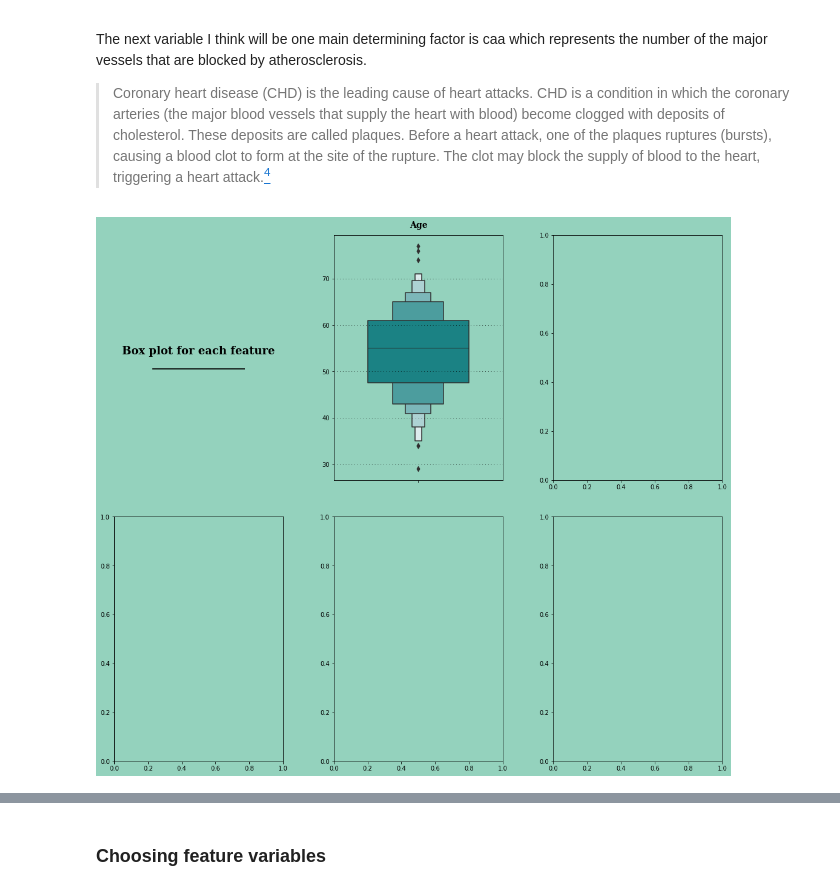
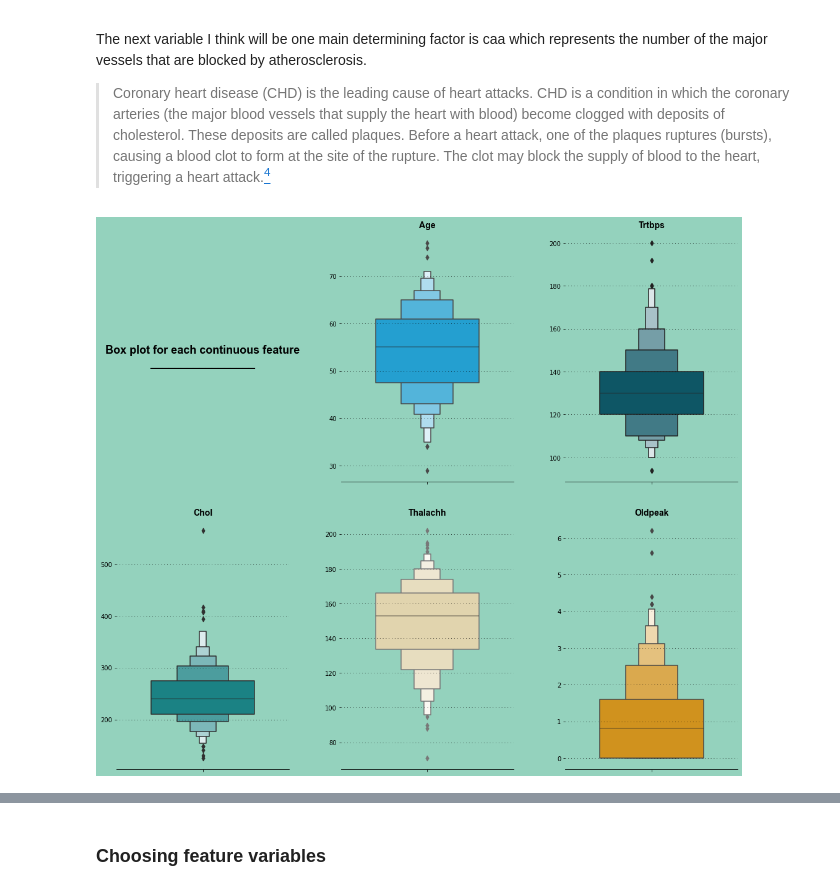
Before and after one commit to viswambaran/DataDrivenAnalytics, a Jupyter notebook: HeartAttackPredictor/HeartAttackPredictionModel.ipynb, the cells around one changed output, grey strips where cells are left out. Saved outputs shown, nothing was run; the diff lists cells and outputs as text; code cells hidden in the pictures.

```diff
--- a/HeartAttackPredictor/HeartAttackPredictionModel.ipynb
+++ b/HeartAttackPredictor/HeartAttackPredictionModel.ipynb
@@ -141,6 +142,8 @@ The next variable I think will be one main determining factor is caa which repre
 >Before a heart attack, one of the plaques ruptures (bursts), causing a blood clot to form at the site of the rupture. The clot may block the supply of blood to the heart, triggering a heart attack.[<sup>4</sup>](#fn4)
 # %%
 ### Some exploratory visualisations
+
+### Box plot of continuous variables
 
 fig = plt.figure(figsize=(18,16))
 gs = fig.add_gridspec(2,3)
@@ -151,38 +154,77 @@ ax2 = fig.add_subplot(gs[0,2])
 ax3 = fig.add_subplot(gs[1,0])
 ax4 = fig.add_subplot(gs[1,1])
 ax5 = fig.add_subplot(gs[1,2])
 
 background_colour = "#94D2BD"
-colour_palette = ["#001219","#005F73","#0A9396","#E9D8A6","#EE9B00"]
+font = 'arial'
+font_weight = 'bold'
+ax_fontsize = '14'
+colour_palette = ["#08acec","#005F73","#0A9396","#E9D8A6","#EE9B00"]
 fig.patch.set_facecolor(background_colour)
 ax0.set_facecolor(background_colour)
 ax1.set_facecolor(background_colour)
 ax2.set_facecolor(background_colour)
 ax3.set_facecolor(background_colour)
 ax4.set_facecolor(background_colour)
 ax5.set_facecolor(background_colour)
 
 # Title of the plot
 ax0.spines["bottom"].set_visible(False)
 ax0.spines["left"].set_visible(False)
 ax0.spines["top"].set_visible(False)
 ax0.spines["right"].set_visible(False)
 ax0.tick_params(left=False, bottom=False)
 ax0.set_xticklabels([])
 ax0.set_yticklabels([])
 ax0.text(0.5,0.5,
-         'Box plot for each feature\n_________________',
+         'Box plot for each continuous feature\n_________________',
          horizontalalignment='center',
          verticalalignment='center',
-         fontsize=18, fontweight='bold',
-         fontfamily='serif',
+         fontsize=18, fontweight = font_weight,
+         fontfamily = font,
          color="#000000")
 
 # Age
-ax1.text(-0.05, 81, 'Age', fontsize=14, fontweight='bold', fontfamily='serif', color="#000000")
+ax1.set_title('Age', fontsize = ax_fontsize, fontweight = font_weight, fontfamily = font)
 ax1.grid(color='#000000', linestyle=':', axis='y', zorder=0,  dashes=(1,5))
-sns.boxenplot(ax=ax1,y=heart_df['age'],palette=[colour_palette[2]],width=0.6)
+sns.boxenplot(ax=ax1,y=heart_df['age'],palette=[colour_palette[0]],width=0.6)
 ax1.set_xlabel("")
-ax1.set_ylabel("");
+ax1.set_ylabel("")
+
+
+# Trtbps
+ax2.set_title('Trtbps', fontsize = ax_fontsize, fontweight = font_weight, fontfamily = font)
+ax2.grid(color='#000000', linestyle=':', axis='y', zorder=0,  dashes=(1,5))
+sns.boxenplot(ax=ax2,y=heart_df['trtbps'],palette=[colour_palette[1]],width=0.6)
+ax2.set_xlabel("")
+ax2.set_ylabel("")
+
+# Chol
+ax3.set_title('Chol', fontsize = ax_fontsize, fontweight = font_weight, fontfamily = font)
+ax3.grid(color='#000000', linestyle=':', axis='y', zorder=0,  dashes=(1,5))
+sns.boxenplot(ax=ax3,y=heart_df['chol'],palette=[colour_palette[2]],width=0.6)
+ax3.set_xlabel("")
+ax3.set_ylabel("")
+
+# Thalachh
+ax4.set_title('Thalachh', fontsize = ax_fontsize, fontweight = font_weight, fontfamily = font)
+ax4.grid(color='#000000', linestyle=':', axis='y', zorder=0,  dashes=(1,5))
+sns.boxenplot(ax=ax4,y=heart_df['thalachh'],palette=[colour_palette[3]],width=0.6)
+ax4.set_xlabel("")
+ax4.set_ylabel("")
+
+# oldpeak
+ax5.set_title('Oldpeak', fontsize = ax_fontsize, fontweight = font_weight, fontfamily = font)
+ax5.grid(color='#000000', linestyle=':', axis='y', zorder=0,  dashes=(1,5))
+sns.boxenplot(ax=ax5,y=heart_df['oldpeak'],palette=[colour_palette[4]],width=0.6)
+ax5.set_xlabel("")
+ax5.set_ylabel("")
+
+for s in ["top","right","left"]:
+    ax1.spines[s].set_visible(False)
+    ax2.spines[s].set_visible(False)
+    ax3.spines[s].set_visible(False)
+    ax4.spines[s].set_visible(False)
+    ax5.spines[s].set_visible(False);
 # %% [output]
-[figure, old version]
+[figure, new version]
```
Also changed, not shown: parts of 2 cells of this notebook.
